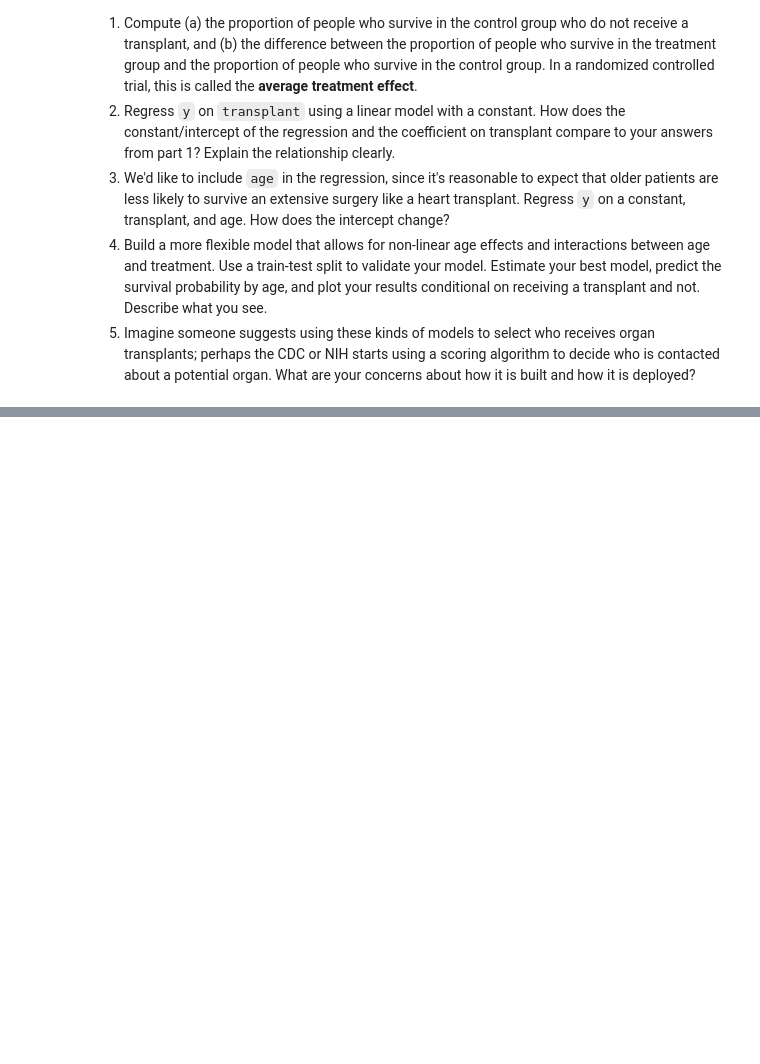
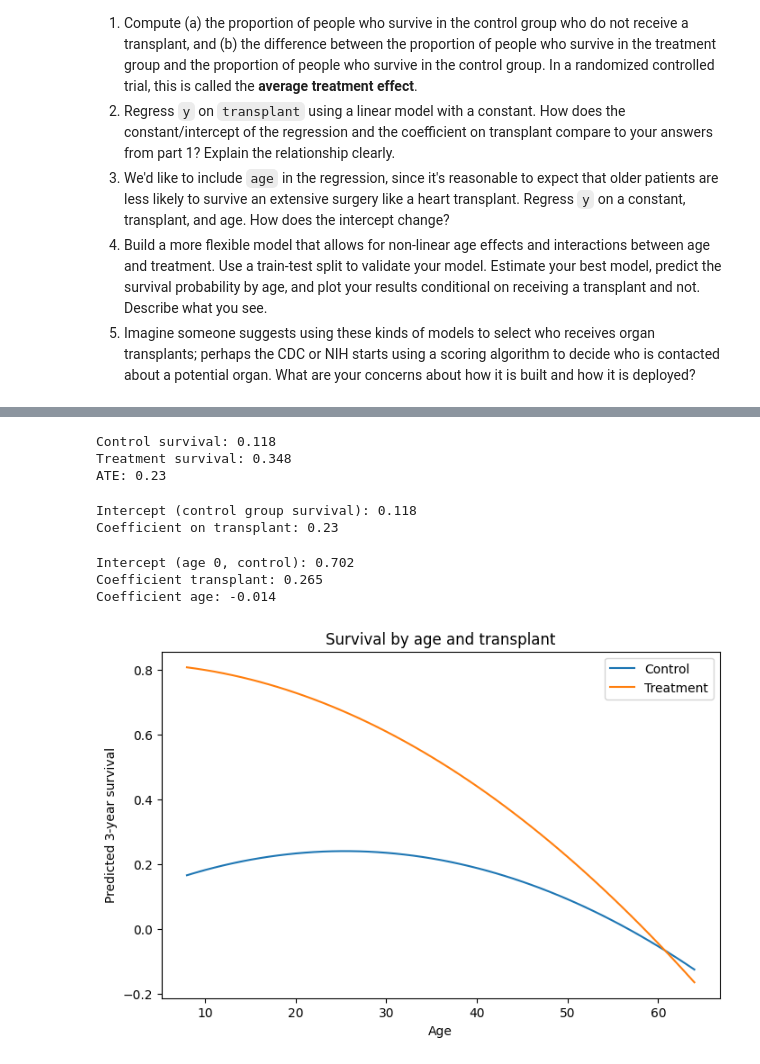
Before and after one commit to hildj/linear_models_assignment, a Jupyter notebook: assignment.ipynb, the cells around one changed output, grey strips where cells are left out. Saved outputs shown, nothing was run; the diff lists cells and outputs as text; code cells hidden in the pictures; blank space fills up the shorter version.

```diff
--- a/assignment.ipynb
+++ b/assignment.ipynb
@@ -57,0 +229,78 @@ Since a heart transplant is a dangerous operation and even people who successful
+# %%
+# I split the data into control and treatment groups
+ctrl = df[df['transplant']=='control']
+trt = df[df['transplant']=='treatment']
+
+# Calculated the proportion of people who survived in each group
+p_ctrl = ctrl['y'].mean()
+p_trt = trt['y'].mean()
+
+# The difference is the average treatment effect
+ate = p_trt - p_ctrl
+
+print("Control survival:", round(p_ctrl,3))
+print("Treatment survival:", round(p_trt,3))
+print("ATE:", round(ate,3))
+# %% [output]
+Control survival: 0.118
+Treatment survival: 0.348
+ATE: 0.23
+# %%
+# I turned transplant into a 0/1 variable so it can go in a regression
+df['transplant_bin'] = (df['transplant']=='treatment').astype(int)
+
+X = df[['transplant_bin']]
+y = df['y']
+
+model = LinearRegression().fit(X, y)
+
+print("Intercept (control group survival):", round(model.intercept_,3))
+print("Coefficient on transplant:", round(model.coef_[0],3))
+# %% [output]
+Intercept (control group survival): 0.118
+Coefficient on transplant: 0.23
+# %%
+# Added age as another predictor to see how it affects survival
+X_age = df[['transplant_bin','age']]
+
+model_age = LinearRegression().fit(X_age, y)
+
+print("Intercept (age 0, control):", round(model_age.intercept_,3))
+print("Coefficient transplant:", round(model_age.coef_[0],3))
+print("Coefficient age:", round(model_age.coef_[1],3))
+# %% [output]
+Intercept (age 0, control): 0.702
+Coefficient transplant: 0.265
+Coefficient age: -0.014
+# %%
+# Split into train and test sets
+train, test = train_test_split(df, test_size=0.2, random_state=42)
+
+# I used polynomial features to let age have a non-linear effect and interact with transplant
+poly = PolynomialFeatures(degree=2, include_bias=False)
+X_train_poly = poly.fit_transform(train[['age','transplant_bin']])
+X_test_poly = poly.transform(test[['age','transplant_bin']])
+
+# Fitted the model on the training data
+model_poly = LinearRegression().fit(X_train_poly, train['y'])
+
+# Got predictions for the test data
+preds = model_poly.predict(X_test_poly)
+# %%
+ages = np.arange(df['age'].min(), df['age'].max()+1)
+groups = [0,1] # 0=control,1=treatment
+
+plt.figure(figsize=(8,5))
+
+for g in groups:
+    X_plot = poly.transform(np.column_stack([ages, np.full_like(ages, g)]))
+    y_plot = model_poly.predict(X_plot)
+    plt.plot(ages, y_plot, label='Treatment' if g==1 else 'Control')
+
+plt.xlabel('Age')
+plt.ylabel('Predicted 3-year survival')
+plt.title('Survival by age and transplant')
+plt.legend()
+plt.show()
+# %% [output]
+[figure, added]
```
Also changed, not shown: parts of 12 cells of this notebook.
